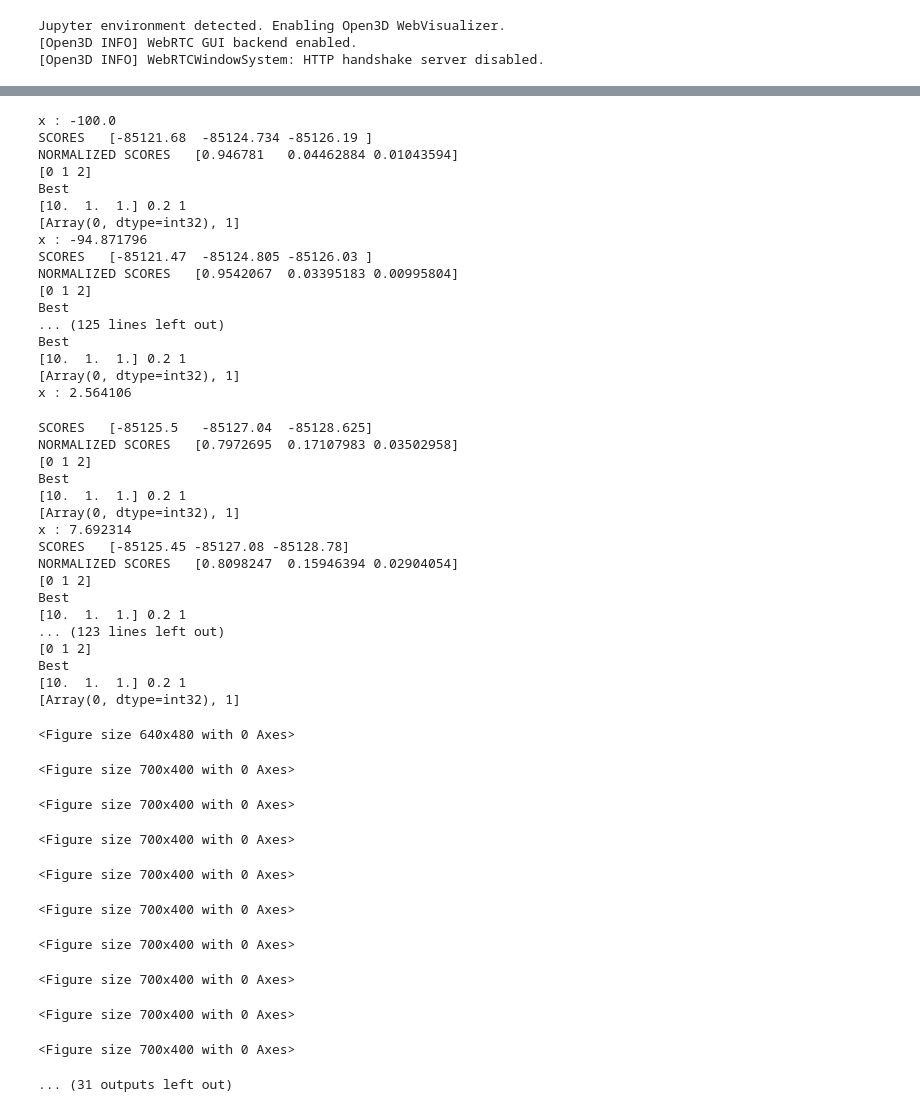
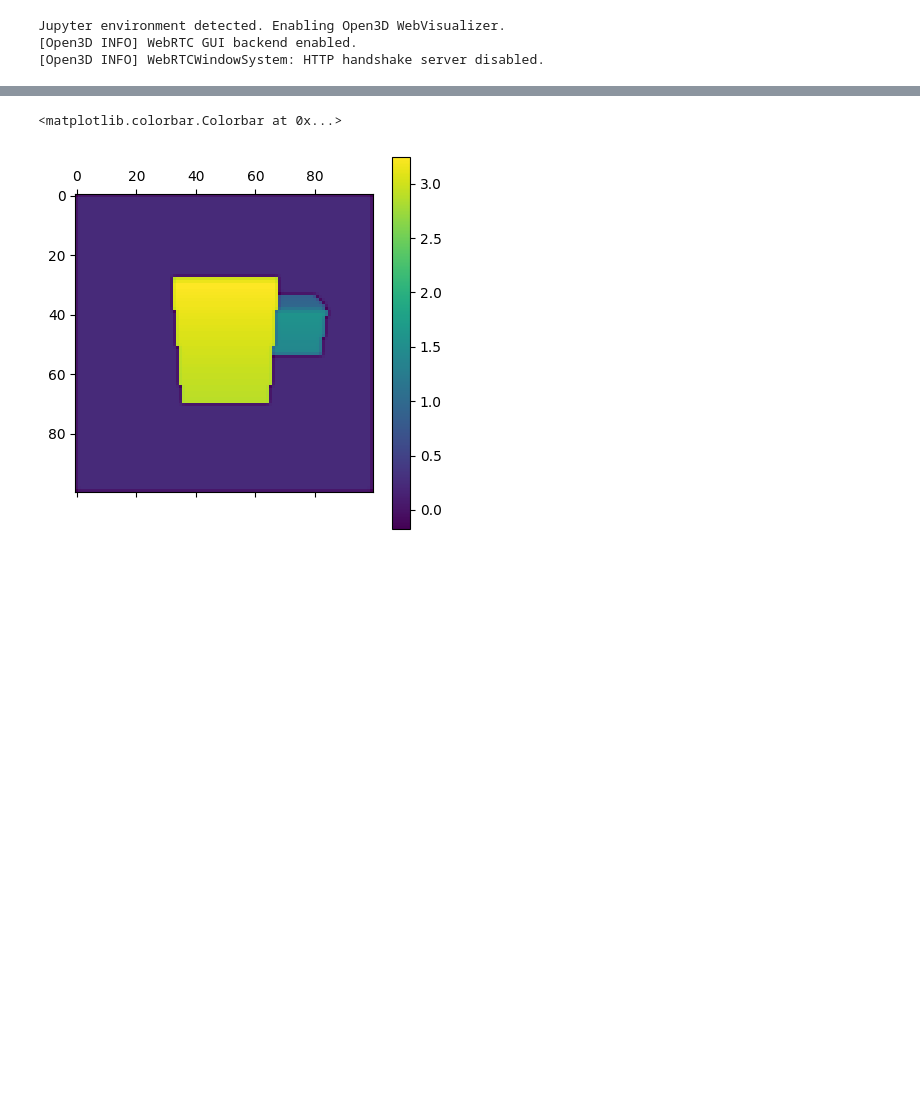
Before and after one commit to probcomp/bayes3d, a Jupyter notebook: experiments/tabletop/posterior_uncertainty.ipynb, the cells around one changed output, grey strips where cells are left out. Cells and saved outputs as stored; diff of their text form; code cells hidden in the pictures; blank space fills up the shorter version.

```diff
--- a/experiments/tabletop/posterior_uncertainty.ipynb
+++ b/experiments/tabletop/posterior_uncertainty.ipynb
@@ -256,6 +242,19 @@ Best
+# %%
+# best_hypothesis = all_hypotheses[2]
+score, reconstruction, best_r, best_outlier_prob, best_poses, obj_id = best_hypothesis
+outliers = (
+    (jnp.log(1.0 - best_outlier_prob) + j.threedp3_likelihood_multi_r_per_pixel_jit(observed_point_cloud_image, reconstruction[:,:,:3], reconstruction[:,:, -1], best_r, 0.0, 1.0, 5))
+        -
+    jnp.log(best_outlier_prob / OUTLIER_VOLUME)
+)
+plt.matshow(outliers)
+plt.colorbar()
+# %% [output]
+<matplotlib.colorbar.Colorbar at 0x...>
+[figure, added]
 # %%
 viz_images = []
-for block_x in jnp.linspace(-100.0, 100.0, 40):
+for block_x in jnp.linspace(-120.0, 120.0, 50):
     print("x :", block_x)
     object_indices = jnp.array([0,1])
 
@@ -263,7 +262,7 @@ for block_x in jnp.linspace(-100.0, 100.0, 40):
         jnp.array(
             [
                 [0.0, 100.0, 0.0],
-                [block_x, 0.0, 0.2],
+                [block_x, 0.0, 0.0],
             ]
         ),
         jnp.array([3,3]),
@@ -354,52 +353,6 @@ for block_x in jnp.linspace(-100.0, 100.0, 40):
 
     final_viz = j.vstack_images([viz1, viz2])
     viz_images.append(final_viz)
-# %% [output]
-x : -100.0
-SCORES   [-85121.68  -85124.734 -85126.19 ]
-NORMALIZED SCORES   [0.946781   0.04462884 0.01043594]
-[0 1 2]
-Best
-[10.  1.  1.] 0.2 1
-[Array(0, dtype=int32), 1]
-x : -94.871796
-SCORES   [-85121.47  -85124.805 -85126.03 ]
-NORMALIZED SCORES   [0.9542067  0.03395183 0.00995804]
-[0 1 2]
-Best
-... (125 lines left out)
-Best
-[10.  1.  1.] 0.2 1
-[Array(0, dtype=int32), 1]
-x : 2.564106
-SCORES   [-85125.5   -85127.04  -85128.625]
-NORMALIZED SCORES   [0.7972695  0.17107983 0.03502958]
-[0 1 2]
-Best
-[10.  1.  1.] 0.2 1
-[Array(0, dtype=int32), 1]
-x : 7.692314
-SCORES   [-85125.45 -85127.08 -85128.78]
-NORMALIZED SCORES   [0.8098247  0.15946394 0.02904054]
-[0 1 2]
-Best
-[10.  1.  1.] 0.2 1
-... (123 lines left out)
-[0 1 2]
-Best
-[10.  1.  1.] 0.2 1
-[Array(0, dtype=int32), 1]
-<Figure size 640x480 with 0 Axes>
-<Figure size 700x400 with 0 Axes>
-<Figure size 700x400 with 0 Axes>
-<Figure size 700x400 with 0 Axes>
-<Figure size 700x400 with 0 Axes>
-<Figure size 700x400 with 0 Axes>
-<Figure size 700x400 with 0 Axes>
-<Figure size 700x400 with 0 Axes>
-<Figure size 700x400 with 0 Axes>
-<Figure size 700x400 with 0 Axes>
-... (31 outputs left out)
 # %%
 j.make_gif(viz_images, "out.gif")
 # %%
```
Also changed, not shown: parts of 6 cells of this notebook, 1 other file.
